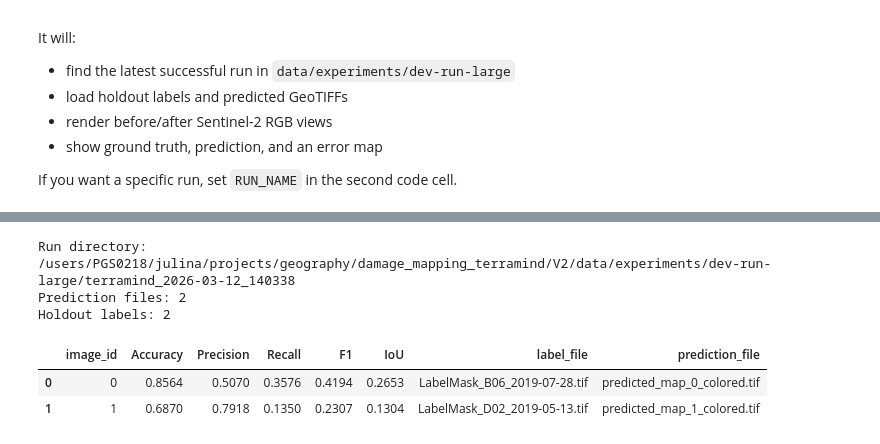
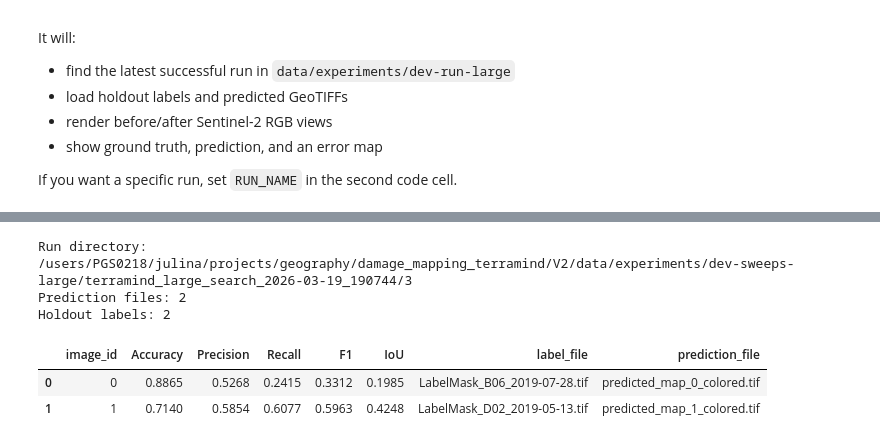
Before and after one commit to JulinaM/DamageMappingTerramind, a Jupyter notebook: damage_mapping/examples/1_holdout_output_demo.ipynb, the cells around one changed output, grey strips where cells are left out. Drawn from its saved outputs; the diff is of its cells as text; code cells hidden in the pictures.

```diff
--- a/damage_mapping/examples/1_holdout_output_demo.ipynb
+++ b/damage_mapping/examples/1_holdout_output_demo.ipynb
@@ -35,8 +74,10 @@ def find_latest_run(runs_dir: Path) -> Path:
     return candidates[-1]
 
 
-# run_dir = Path("/users/PGS0218/julina/projects/geography/damage_mapping_terramind/V2/data/experiments/dev-sweeps-large/terramind_large_search_2026-03-12_153411/13")
-run_dir = RUNS_DIR / RUN_NAME if RUN_NAME else find_latest_run(RUNS_DIR)
+# run_dir = Path("/users/PGS0218/julina/projects/geography/damage_mapping_terramind/V2/data/experiments/dev-sweeps-large/terramind_large_search_2026-03-12_205032/17")
+run_dir = Path("/users/PGS0218/julina/projects/geography/damage_mapping_terramind/V2/data/experiments/dev-sweeps-large/terramind_large_search_2026-03-19_190744/3")
+
+# run_dir = RUNS_DIR / RUN_NAME if RUN_NAME else find_latest_run(RUNS_DIR)
 pred_dir = run_dir / 'geotiffs'
 holdout_before_dir = PROJECT_ROOT / 'data/input/Images_large/Test/Before/S2L2A'
 holdout_after_dir = PROJECT_ROOT / 'data/input/Images_large/Test/After/S2L2A'
@@ -52,7 +93,7 @@ print(f'Prediction files: {len(pred_files)}')
 print(f'Holdout labels: {len(label_files)}')
 assert len(pred_files) == len(label_files) == len(before_files) == len(after_files), 'Holdout file counts do not match.'
 # %% [output]
-Run directory: /users/PGS0218/julina/projects/geography/damage_mapping_terramind/V2/data/experiments/dev-run-large/terramind_2026-03-12_140338
+Run directory: /users/PGS0218/julina/projects/geography/damage_mapping_terramind/V2/data/experiments/dev-sweeps-large/terramind_large_search_2026-03-19_190744/3
 Prediction files: 2
 Holdout labels: 2
 # %%
@@ -60,20 +101,18 @@ CLASS_NAMES = {
     0: 'background',
     1: 'no_damage',
     2: 'damage',
-    3: 'possible_damage',
 }
 
 CLASS_COLORS = {
-    0: np.array([0, 0, 0], dtype=np.uint8),
-    1: np.array([0, 255, 0], dtype=np.uint8),
-    2: np.array([255, 0, 0], dtype=np.uint8),
-    3: np.array([255, 255, 0], dtype=np.uint8),
+    0: np.array([30, 30, 30], dtype=np.uint8),
+    1: np.array([58, 125, 68], dtype=np.uint8),
+    2: np.array([180, 48, 58], dtype=np.uint8),
 }
 
 ERROR_COLORS = {
-    0: np.array([0, 0, 0], dtype=np.uint8),
-    1: np.array([255, 255, 255], dtype=np.uint8),
-    2: np.array([0, 122, 255], dtype=np.uint8),
+    0: np.array([30, 30, 30], dtype=np.uint8),
+    1: np.array([245, 245, 240], dtype=np.uint8),
+    2: np.array([0, 114, 178], dtype=np.uint8),
 }
 
 
@@ -98,57 +137,32 @@ def parse_metrics(metrics_path: Path) -> pd.DataFrame:
     df = pd.DataFrame(records).sort_values('image_id').reset_index(drop=True)
     return df
 
 
 def read_single_band(path: Path) -> np.ndarray:
     with rio.open(path) as src:
         return src.read(1)
 
 
 def colorize_labels(label: np.ndarray, color_table: dict[int, np.ndarray]) -> np.ndarray:
     rgb = np.zeros(label.shape + (3,), dtype=np.uint8)
     for cls, color in color_table.items():
         rgb[label == cls] = color
     return rgb
 
 
-def percentile_stretch(rgb: np.ndarray, lower: float = 2.0, upper: float = 98.0) -> np.ndarray:
-    rgb = rgb.astype(np.float32)
-    out = np.zeros_like(rgb, dtype=np.float32)
-    for channel in range(rgb.shape[-1]):
-        band = rgb[..., channel]
-        lo, hi = np.percentile(band, [lower, upper])
-        if hi <= lo:
-            out[..., channel] = 0.0
-        else:
-            out[..., channel] = np.clip((band - lo) / (hi - lo), 0.0, 1.0)
-    return out
-
-
-def read_s2_rgb(path: Path) -> np.ndarray:
-    with rio.open(path) as src:
-        descriptions = list(src.descriptions)
-        band_lookup = {name: idx + 1 for idx, name in enumerate(descriptions) if name}
-        required = ['B4', 'B3', 'B2']
-        missing = [name for name in required if name not in band_lookup]
-        if missing:
-            raise ValueError(f'{path.name} is missing RGB bands: {missing}. Found: {descriptions}')
-        rgb = np.stack([src.read(band_lookup[name]) for name in required], axis=-1)
-    return percentile_stretch(rgb)
-
-
 def build_error_map(truth: np.ndarray, pred: np.ndarray) -> np.ndarray:
     error = np.zeros_like(truth, dtype=np.uint8)
     valid = truth != 0
     error[valid & (truth == pred)] = 1
     error[valid & (truth != pred)] = 2
     return colorize_labels(error, ERROR_COLORS)
 
 
 metrics_df = parse_metrics(run_dir / 'metrics.txt')
 metrics_df['label_file'] = [path.name for path in label_files]
 metrics_df['prediction_file'] = [path.name for path in pred_files]
 display(metrics_df)
 # %% [output]
 |  | image_id | Accuracy | Precision | Recall | F1 | IoU | label_file | prediction_file |
-| 0 | 0 | 0.8564 | 0.5070 | 0.3576 | 0.4194 | 0.2653 | LabelMask_B06_2019-07-28.tif | predicted_map_0_colored.tif |
-| 1 | 1 | 0.6870 | 0.7918 | 0.1350 | 0.2307 | 0.1304 | LabelMask_D02_2019-05-13.tif | predicted_map_1_colored.tif |
+| 0 | 0 | 0.8865 | 0.5268 | 0.2415 | 0.3312 | 0.1985 | LabelMask_B06_2019-07-28.tif | predicted_map_0_colored.tif |
+| 1 | 1 | 0.7140 | 0.5854 | 0.6077 | 0.5963 | 0.4248 | LabelMask_D02_2019-05-13.tif | predicted_map_1_colored.tif |
```
Also changed, not shown: parts of 5 cells of this notebook.
